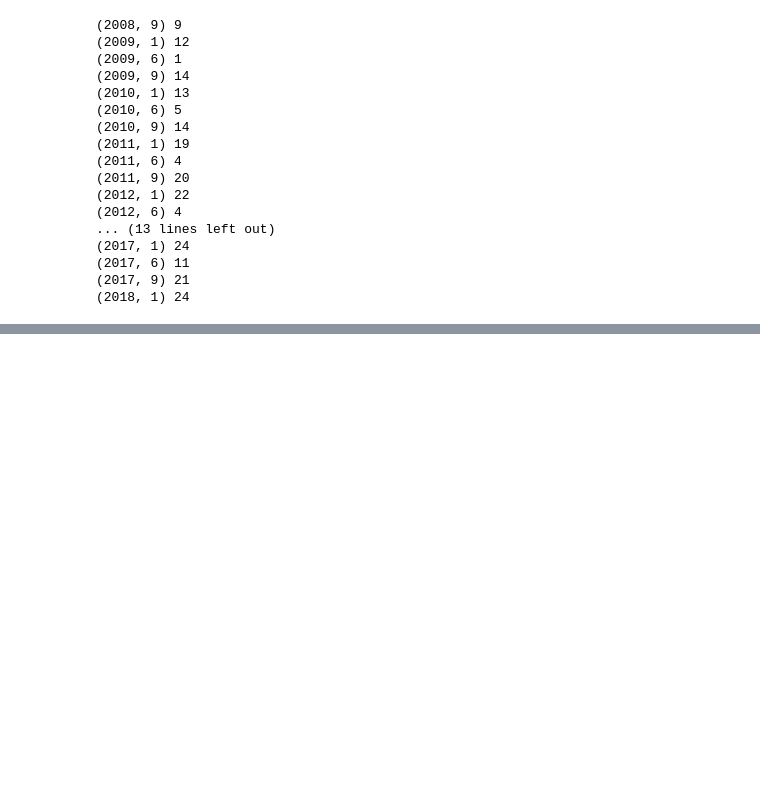
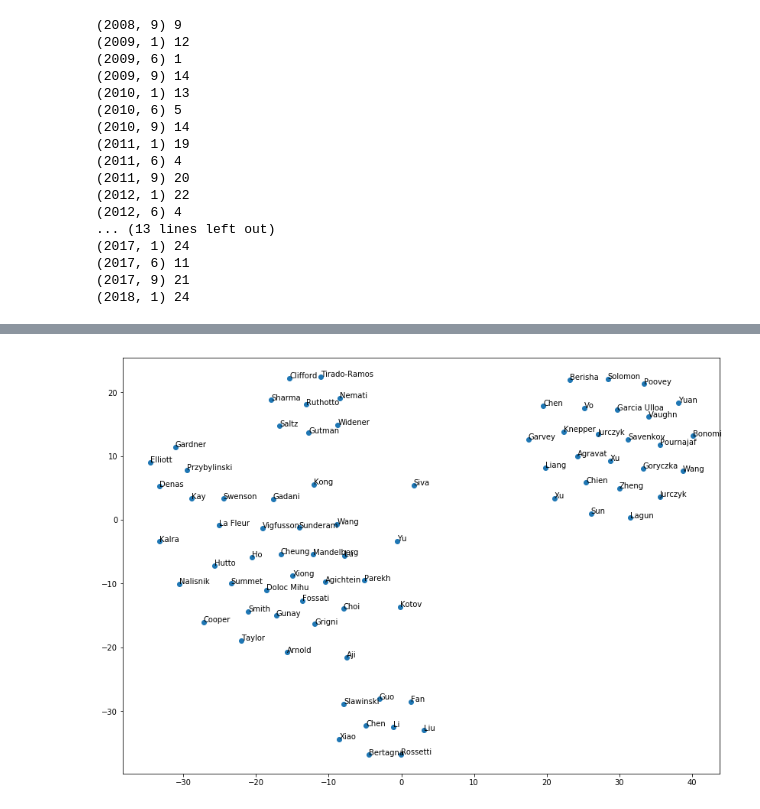
Before and after one commit to emory-courses/data-science, a Jupyter notebook: doc/data_analysis.ipynb, the cells around one changed output, grey strips where cells are left out. Cells and saved outputs as stored; diff of their text form; code cells hidden in the pictures; blank space fills up the shorter version.

```diff
--- a/doc/data_analysis.ipynb
+++ b/doc/data_analysis.ipynb
@@ -346,0 +643,14 @@ print(term_str(n['term']))
+# %%
+fig, ax = plt.subplots()
+fig.set_size_inches(14, 10)
+
+x = xy[:,0]
+y = xy[:,1]
+ax.scatter(x, y)
+
+for i, p in enumerate(profs):
+    ax.annotate(p[0], (x[i], y[i]))
+
+plt.show()
+# %% [output]
+[figure, added]
```
Also changed, not shown: parts of 58 cells of this notebook, 2 other files.
